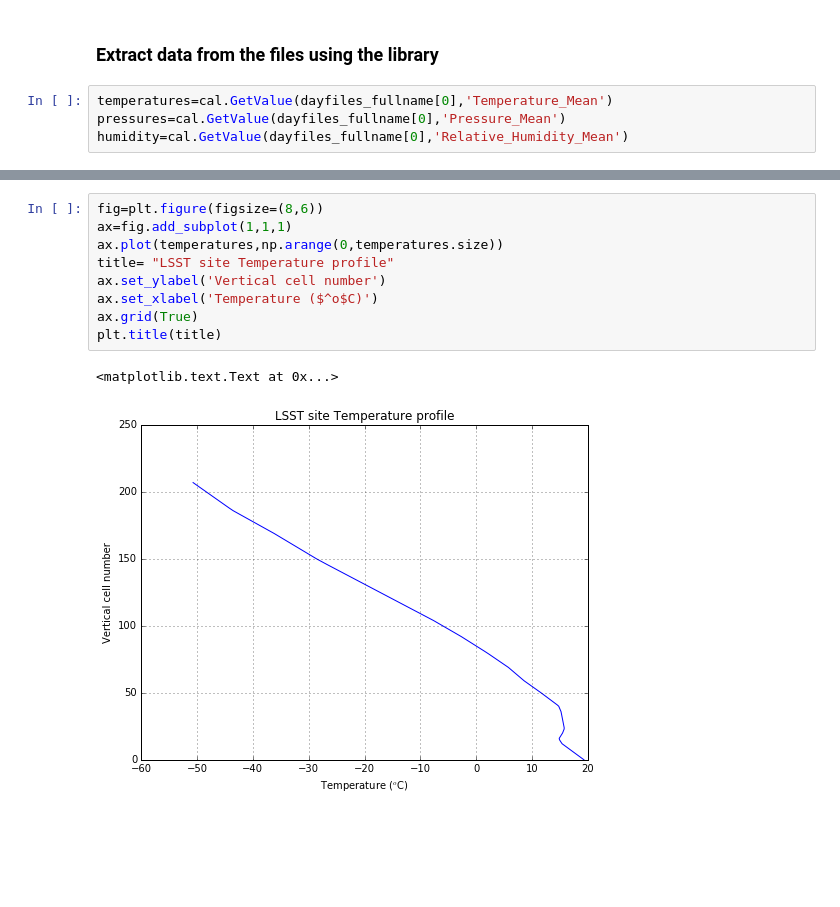
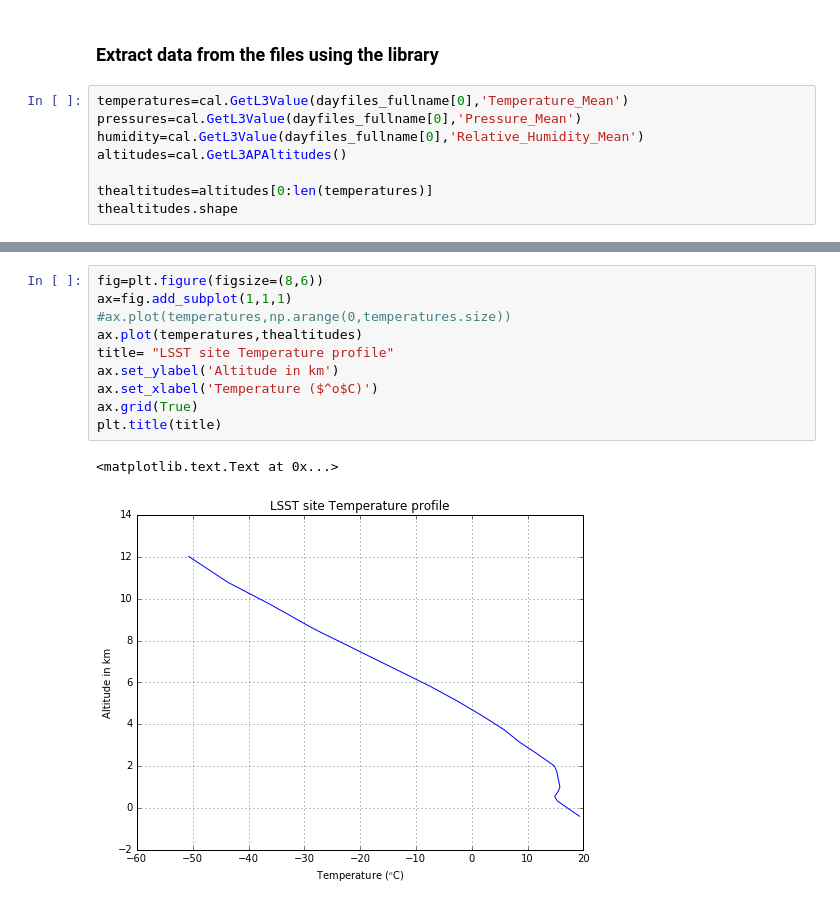
Before and after one commit to sylvielsstfr/caliopL3Ana, a Jupyter notebook: ScanAerosolsTenYears.ipynb, the cells around one changed output, grey strips where cells are left out. Cells and saved outputs as stored; diff of their text form; blank space fills up the shorter version.

```diff
--- a/ScanAerosolsTenYears.ipynb
+++ b/ScanAerosolsTenYears.ipynb
@@ -70,6 +70,10 @@ for year in range(2007,2016,1):
 # %% [markdown]
 ### Extract data from the files using the library
 # %%
-temperatures=cal.GetValue(dayfiles_fullname[0],'Temperature_Mean')
-pressures=cal.GetValue(dayfiles_fullname[0],'Pressure_Mean')
-humidity=cal.GetValue(dayfiles_fullname[0],'Relative_Humidity_Mean')
+temperatures=cal.GetL3Value(dayfiles_fullname[0],'Temperature_Mean')
+pressures=cal.GetL3Value(dayfiles_fullname[0],'Pressure_Mean')
+humidity=cal.GetL3Value(dayfiles_fullname[0],'Relative_Humidity_Mean')
+altitudes=cal.GetL3APAltitudes()
+
+thealtitudes=altitudes[0:len(temperatures)]
+thealtitudes.shape
@@ -76,15 +94,16 @@ humidity=cal.GetValue(dayfiles_fullname[0],'Relative_Humidity_Mean')
 # %%
 fig=plt.figure(figsize=(8,6))
 ax=fig.add_subplot(1,1,1)
-ax.plot(temperatures,np.arange(0,temperatures.size))
+#ax.plot(temperatures,np.arange(0,temperatures.size))
+ax.plot(temperatures,thealtitudes)
 title= "LSST site Temperature profile"
-ax.set_ylabel('Vertical cell number')
+ax.set_ylabel('Altitude in km')
 ax.set_xlabel('Temperature ($^o$C)')
 ax.grid(True)
 plt.title(title)
 # %% [output]
 <matplotlib.text.Text at 0x...>
-[figure, old version]
+[figure, new version]
 # %%
 fig=plt.figure(figsize=(8,6))
 ax=fig.add_subplot(1,1,1)
```
Also changed, not shown: parts of 4 cells of this notebook, 1 other file.
